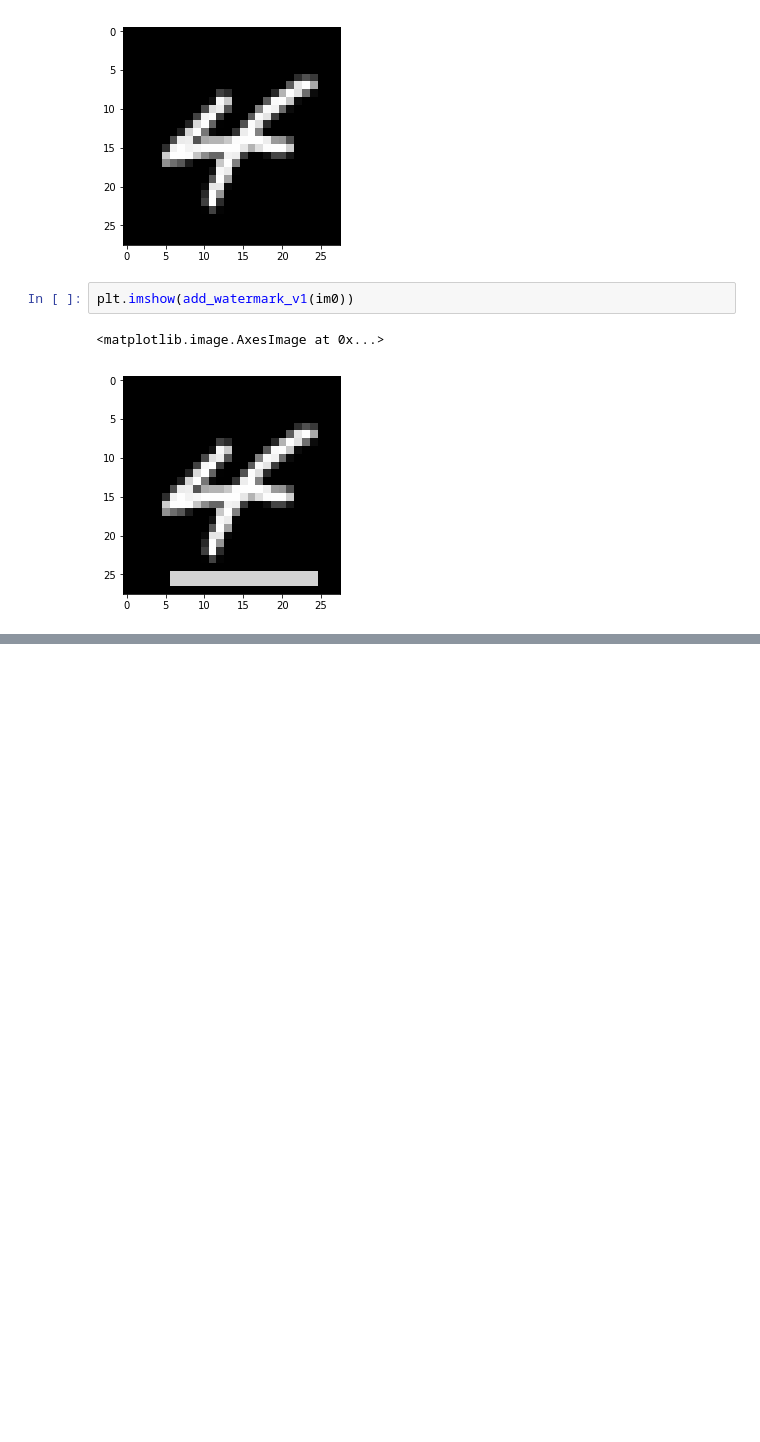
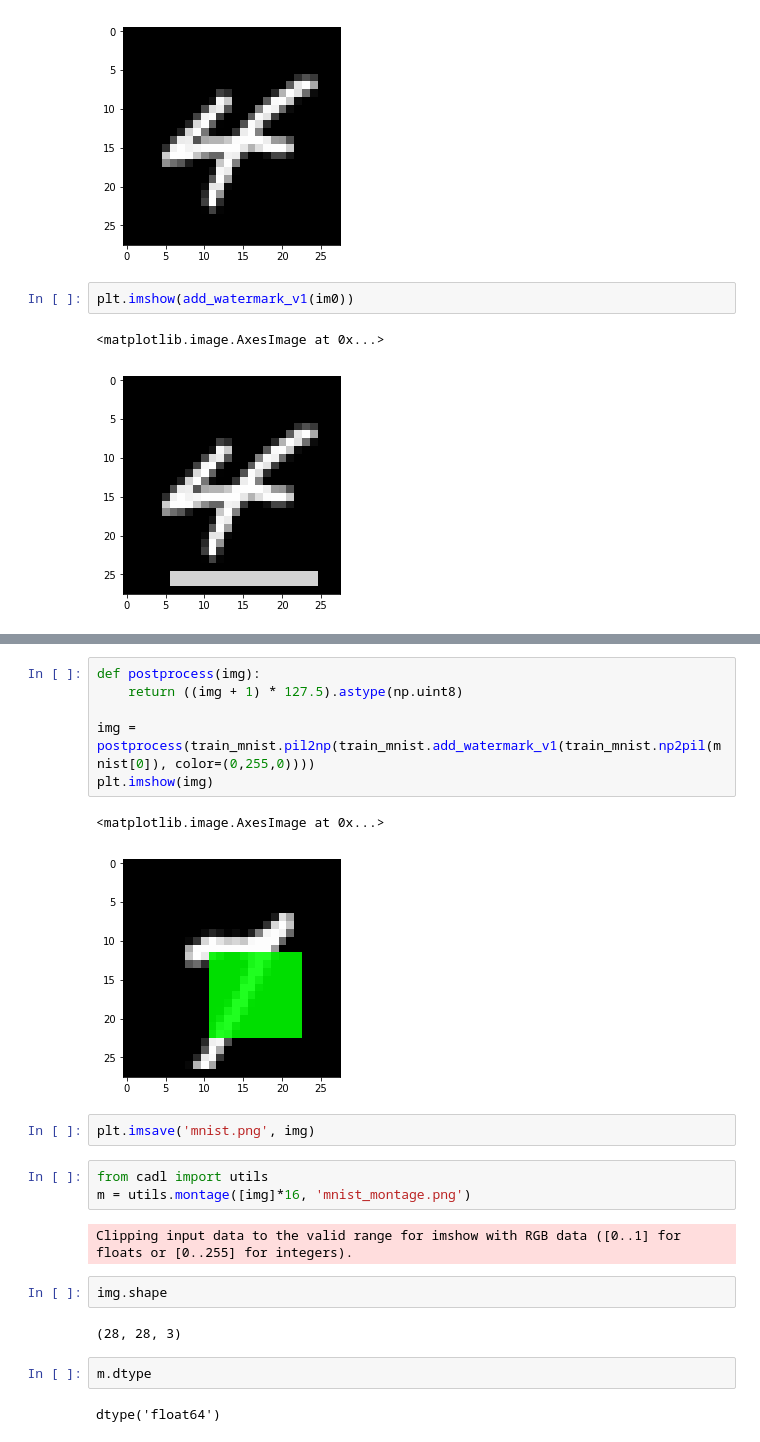
Before and after one commit to indraastra/cadl-work, a Jupyter notebook: 4_cyclegan_censor/Data Experiments.ipynb, the cells around one changed output, grey strips where cells are left out. Saved outputs shown, nothing was run; the diff lists cells and outputs as text; blank space fills up the shorter version.

```diff
--- a/4_cyclegan_censor/Data Experiments.ipynb
+++ b/4_cyclegan_censor/Data Experiments.ipynb
@@ -78,0 +89,24 @@ plt.imshow(add_watermark_v1(im0))
+# %%
+def postprocess(img):
+    return ((img + 1) * 127.5).astype(np.uint8)
+
+img = postprocess(train_mnist.pil2np(train_mnist.add_watermark_v1(train_mnist.np2pil(mnist[0]), color=(0,255,0))))
+plt.imshow(img)
+# %% [output]
+<matplotlib.image.AxesImage at 0x...>
+[figure, added]
+# %%
+plt.imsave('mnist.png', img)
+# %%
+from cadl import utils
+m = utils.montage([img]*16, 'mnist_montage.png')
+# %% [output]
+Clipping input data to the valid range for imshow with RGB data ([0..1] for floats or [0..255] for integers).
+# %%
+img.shape
+# %% [output]
+(28, 28, 3)
+# %%
+m.dtype
+# %% [output]
+dtype('float64')
```
Also changed, not shown: parts of 5 cells of this notebook, 7 other files.
